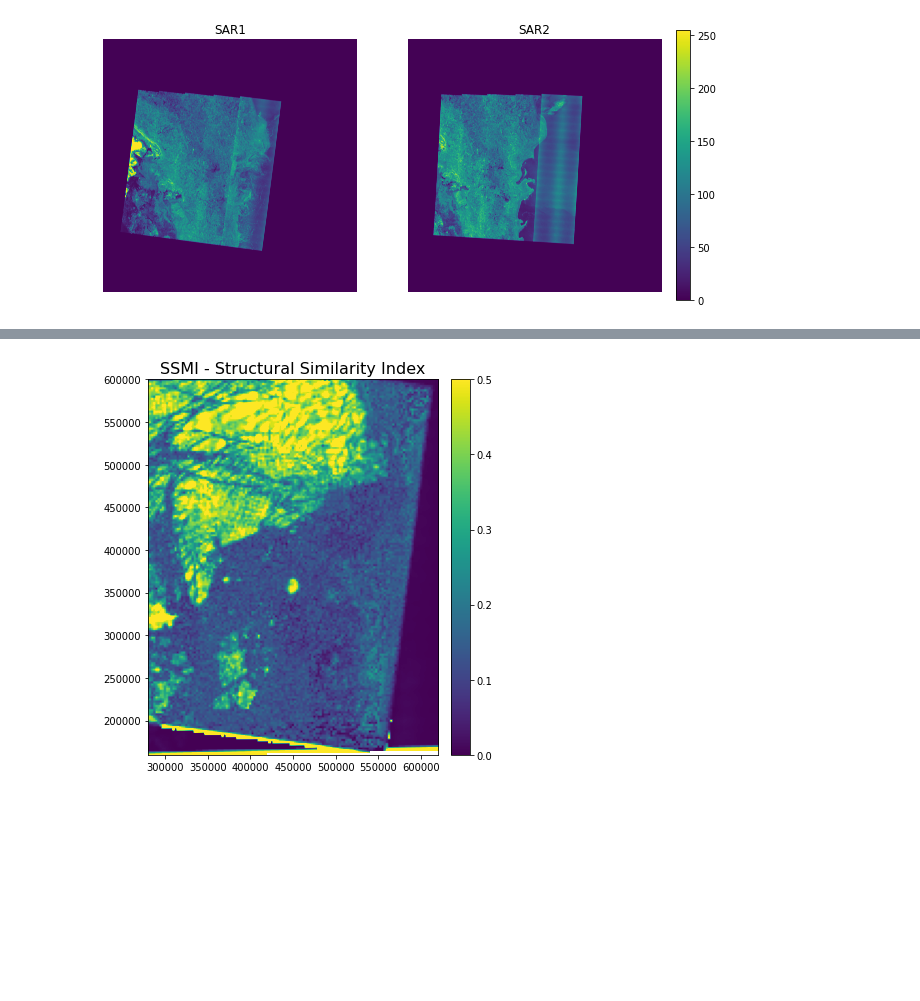
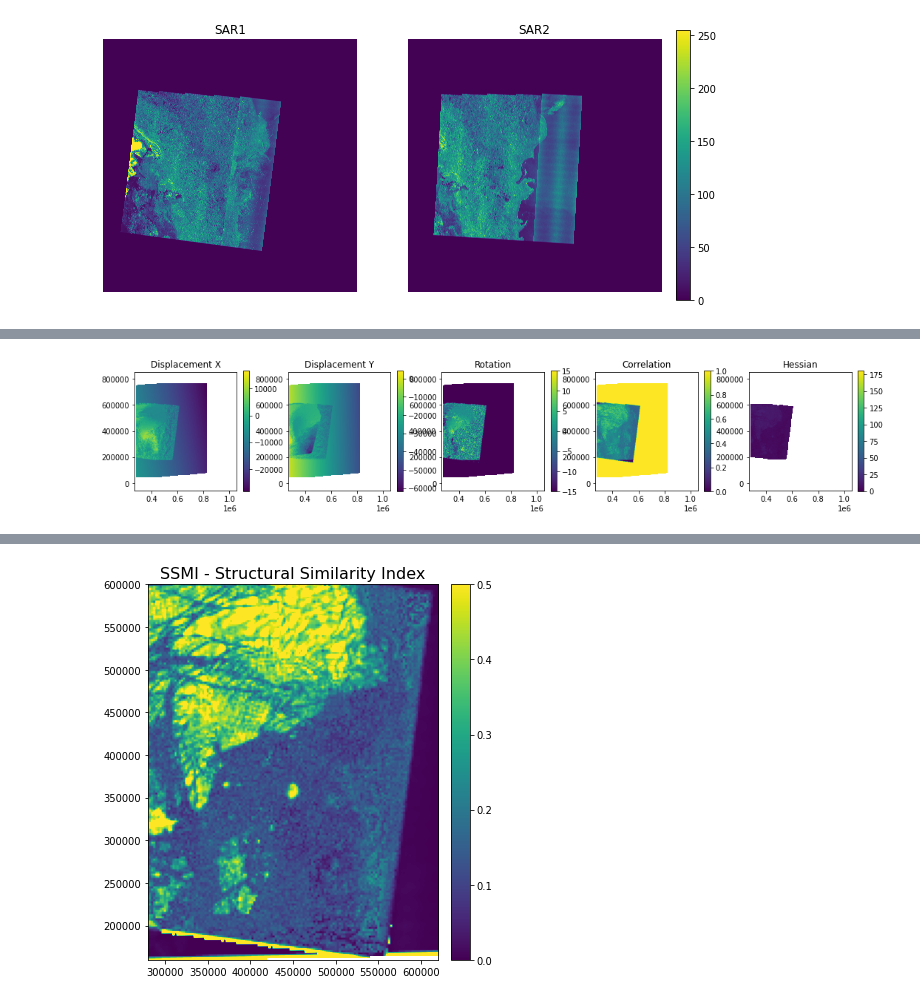
Before and after one commit to AnnaT1990/SAR_forecast_experiment, a Jupyter notebook: 2022-2023_48h_experiment/one_flow.ipynb, the cells around one changed output, grey strips where cells are left out. Saved outputs shown, nothing was run; the diff lists cells and outputs as text; code cells hidden in the pictures; blank space fills up the shorter version.

```diff
--- a/2022-2023_48h_experiment/one_flow.ipynb
+++ b/2022-2023_48h_experiment/one_flow.ipynb
@@ -440,0 +764,14 @@ upm, vpm, apm, rpm, hpm,best_ssim, lon2pm, lat2pm = pattern_matching(lon1pm, lat
+# %%
+# plot retrieved matrices
+titles = ['Displacement X', 'Displacement Y', 'Rotation', 'Correlation', 'Hessian']
+fig, ax = plt.subplots(1,5, figsize=(18,3))
+for i, a in enumerate([upm, vpm, apm, rpm, hpm]):
+    ax[i].set_title(titles[i])
+    im = ax[i].imshow(a, extent=[x1pm.min(), x1pm.max(), y1pm.min(), y1pm.max()], origin='lower')
+    plt.colorbar(im, ax=ax[i])
+    ax[i].set_xlim([x1pm.min()-10000, x1pm.max()-210000])
+    ax[i].set_ylim([y1pm.min()+110000, y1pm.max()-160000])
+
+plt.show()
+# %% [output]
+[figure, added]
```
Also changed, not shown: parts of 34 cells of this notebook, 4 other files.
